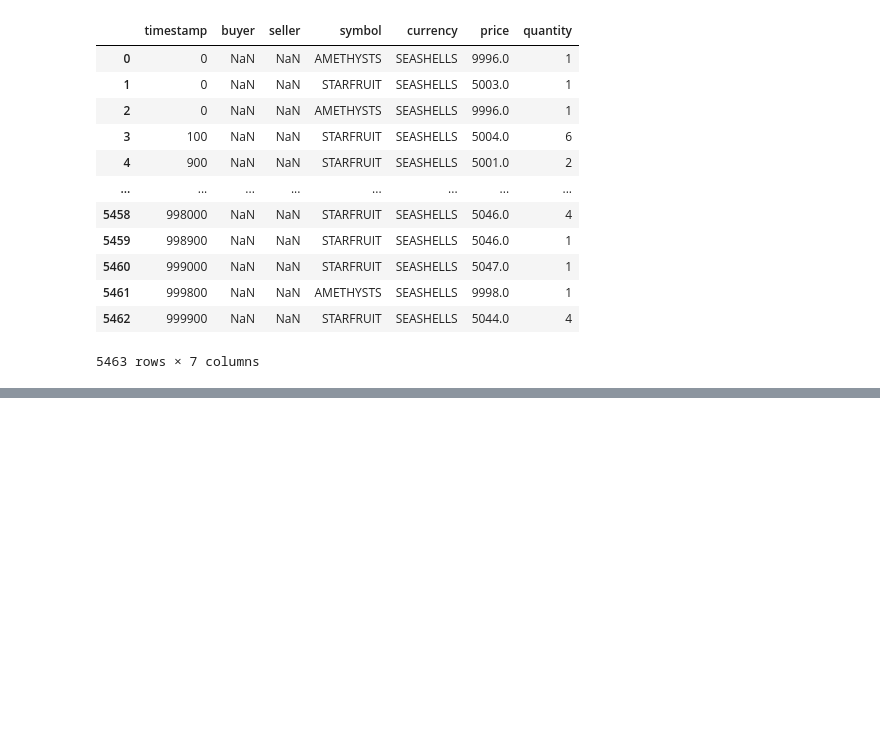
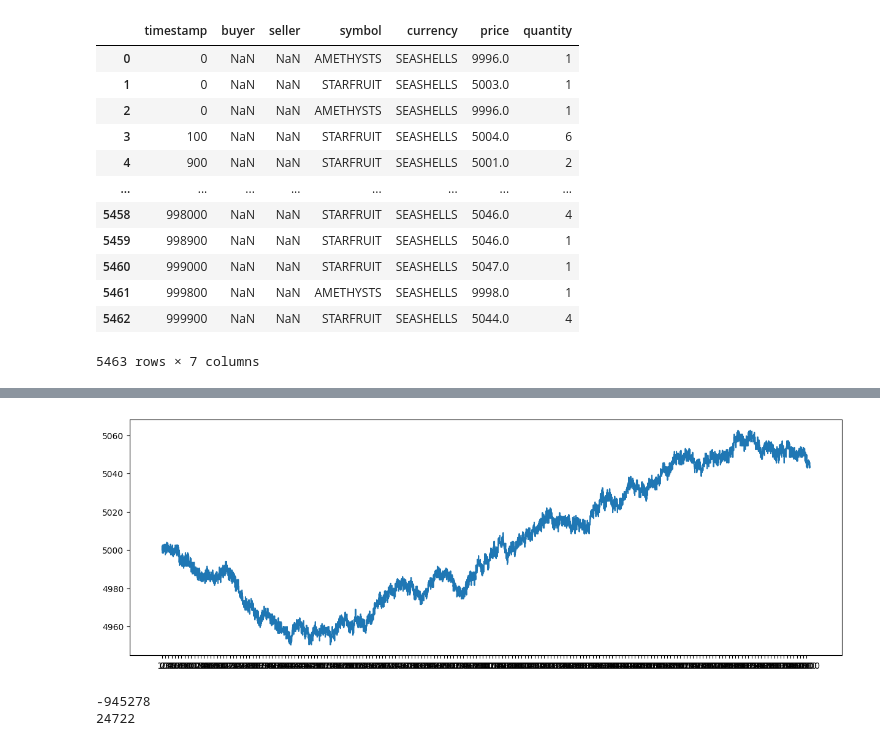
Before and after one commit to ShriRadhakrishnan/IMCProsperity2024, a Jupyter notebook: IMC Prosperity/tests.ipynb, the cells around one changed output, grey strips where cells are left out. Saved outputs shown, nothing was run; the diff lists cells and outputs as text; code cells hidden in the pictures; blank space fills up the shorter version.

```diff
--- a/IMC Prosperity/tests.ipynb
+++ b/IMC Prosperity/tests.ipynb
@@ -112,0 +138,6 @@ day_2_nn_data
+# %%
+starfruit_day_0 = day_0_data[day_0_data["product"] == "STARFRUIT"]
+starfruit_day_1 = day_1_data[day_1_data["product"] == "STARFRUIT"]
+starfruit_day_2 = day_2_data[day_2_data["product"] == "STARFRUIT"]
+STARFRUIT = pd.concat([starfruit_day_2, starfruit_day_1, starfruit_day_0])
+STARFRUIT
@@ -112,0 +172,25 @@ day_2_nn_data
+# %%
+#plot the prices of starfruit for day -2, day -1 and day 0 on 3 separate graphs
+plt.figure(figsize=(15, 5))
+plt.plot(starfruit_day_2["mid_price"])
+plt.xticks(np.arange(0, 20000, 100))
+plt.show()
+# %% [output]
+[figure, added]
+# %%
+profit = 0
+holding = 0
+mean = 10000
+for index, row in AMETHYSTS.iterrows():
+    if row['bid_price_1'] > mean:
+        profit += row['bid_price_1'] * row['bid_volume_1']
+        holding -= row['bid_volume_1']
+    if row['ask_price_1'] < mean:
+        profit -= row['ask_price_1'] * row['ask_volume_1']
+        holding += row['ask_volume_1']
+
+print(profit)
+print(holding * mean + profit)
+# %% [output]
+-945278
+24722
```
Also changed, not shown: parts of 7 cells of this notebook, 1 other file.
